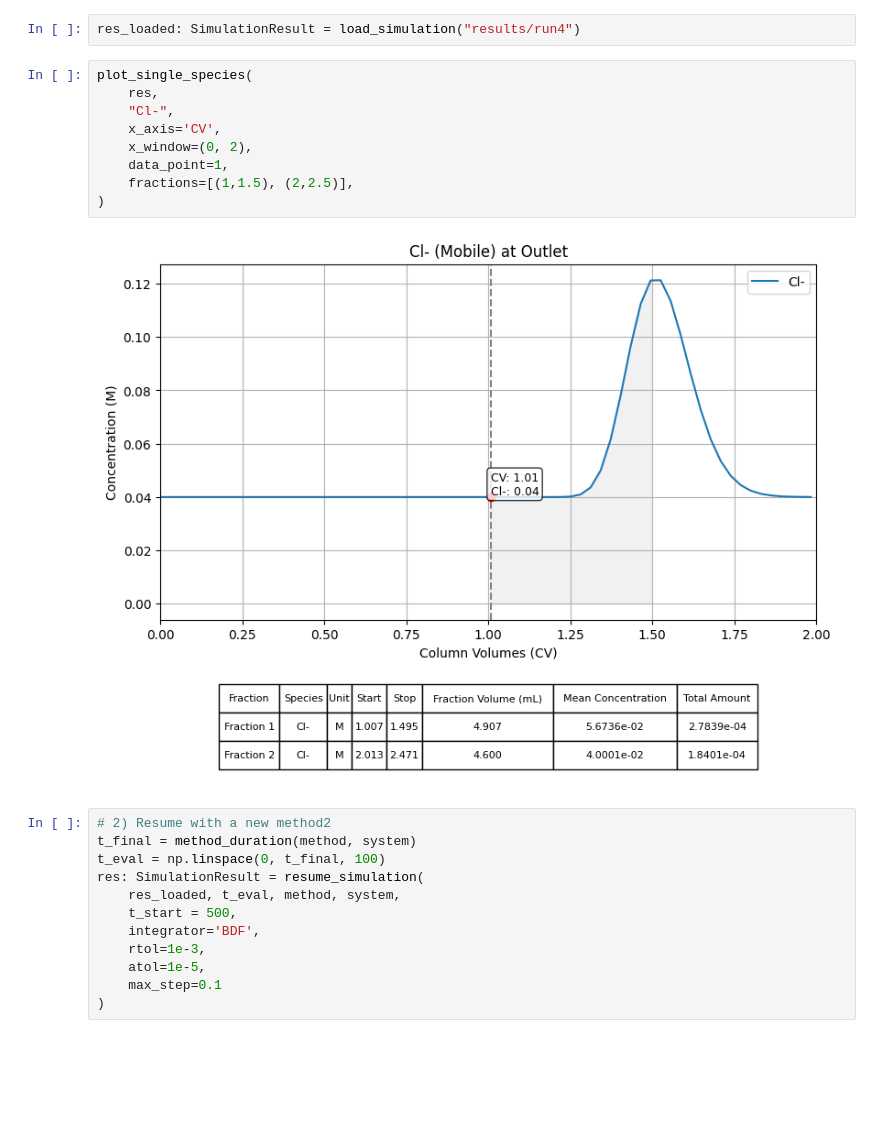
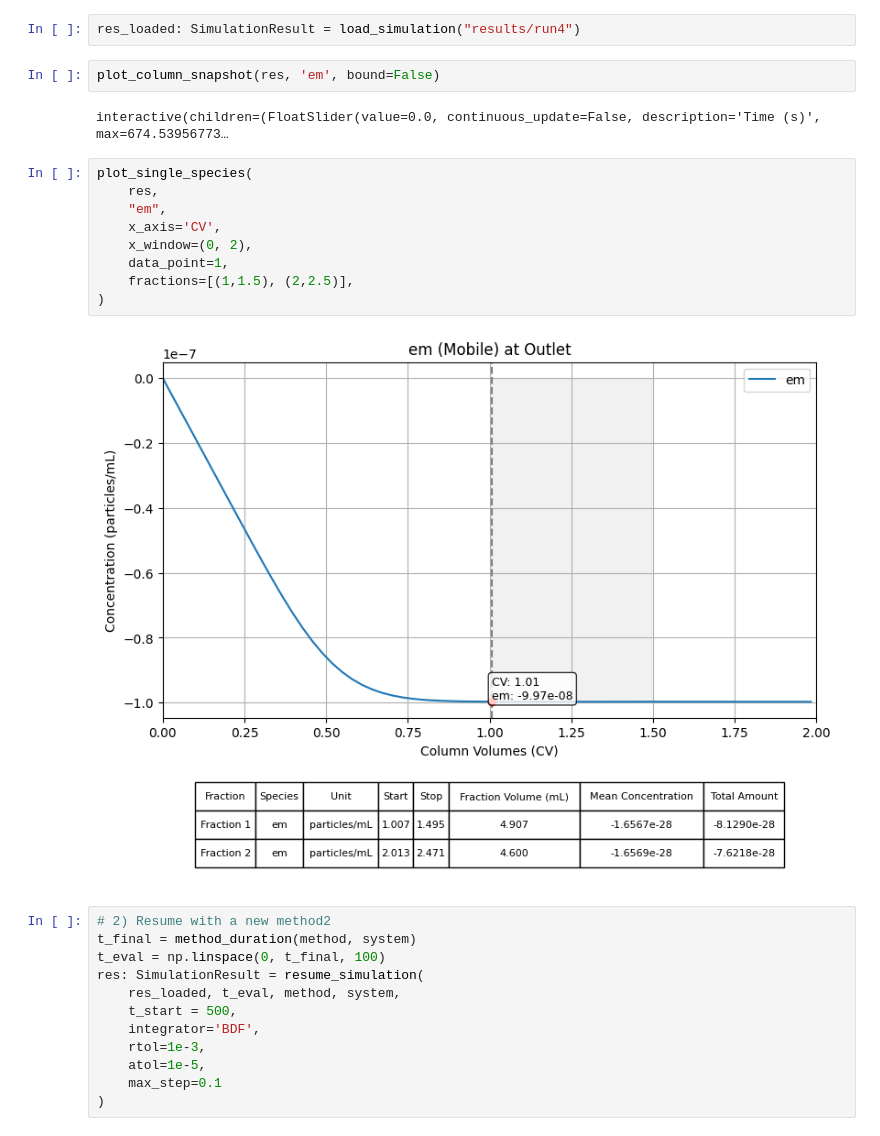
Before and after one commit to jonkeeley/openiex, a Jupyter notebook: notebooks/main.ipynb, the cells around one changed output. Drawn from its saved outputs; the diff is of its cells as text; blank space fills up the shorter version.

Commit message:
Added column_snapshot_viewer

```diff
--- a/notebooks/main.ipynb
+++ b/notebooks/main.ipynb
@@ -126,17 +129,21 @@ plot_single_species(
 [figure]
 # %%
 res_loaded: SimulationResult = load_simulation("results/run4")
+# %%
+plot_column_snapshot(res, 'em', bound=False)
+# %% [output]
+interactive(children=(FloatSlider(value=0.0, continuous_update=False, description='Time (s)', max=674.53956773…
 # %%
 plot_single_species(
     res,
-    "Cl-",
+    "em",
     x_axis='CV',
     x_window=(0, 2),
     data_point=1,
     fractions=[(1,1.5), (2,2.5)],
 )
 # %% [output]
-[figure, old version]
+[figure, new version]
 # %%
 # 2) Resume with a new method2
 t_final = method_duration(method, system)
```
Also changed, not shown: parts of 1 cell of this notebook, 2 other files.
